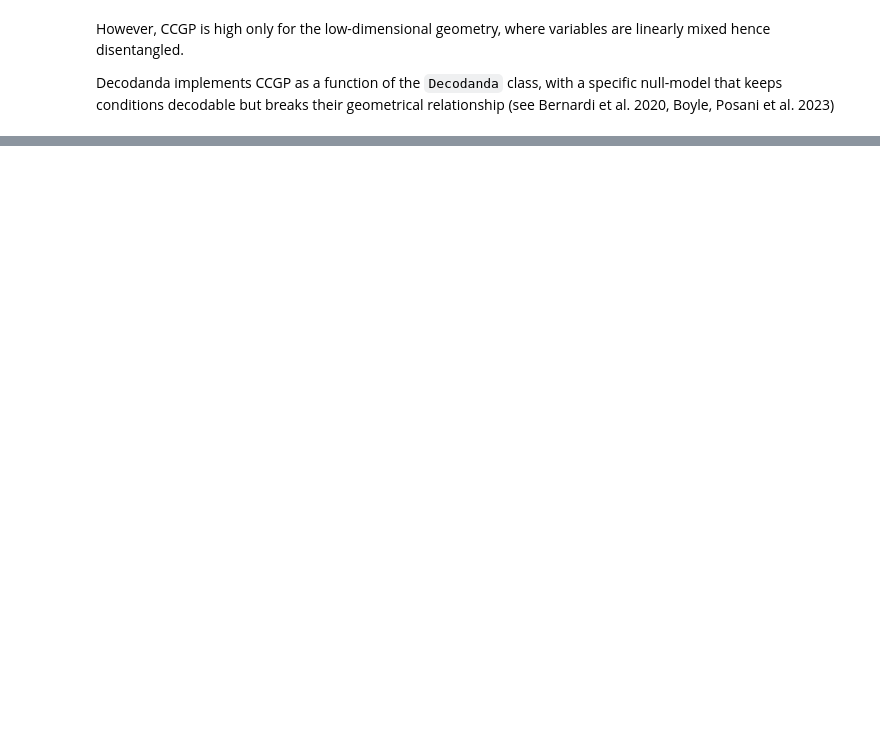
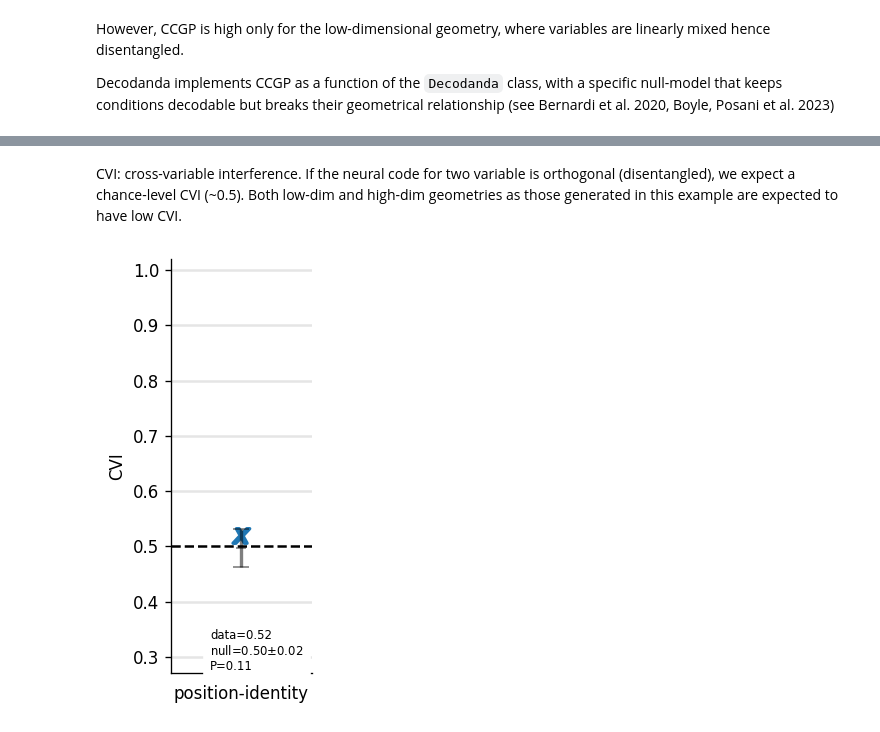
Before and after one commit to lposani/decodanda, a Jupyter notebook: notebooks/CCGP.ipynb, the cells around one changed output, grey strips where cells are left out. Drawn from its saved outputs; the diff is of its cells as text; code cells hidden in the pictures; blank space fills up the shorter version.

Commit message:
Added Cross-Variable Interference function (CVI); documentation Todo.

```diff
--- a/notebooks/CCGP.ipynb
+++ b/notebooks/CCGP.ipynb
@@ -82,0 +83,9 @@ _ = plt.title('High-dimensional geometry\nnon-linear mixed selectivity')
+# %% [markdown]
+CVI: cross-variable interference. If the neural code for two variable is orthogonal (disentangled), we expect a chance-level CVI (~0.5). Both low-dim and high-dim geometries as those generated in this example are expected to have low CVI.
+# %%
+# Cross Variable Interference
+
+res, null = lowd_dec.CVI(training_fraction=0.7, nshuffles=50)
+_ = plot_perfs_null_model(res, null, ylabel='CVI', marker='$x$', color='g')
+# %% [output]
+[figure, added]
```
Also changed, not shown: parts of 3 cells of this notebook, 3 other files.
